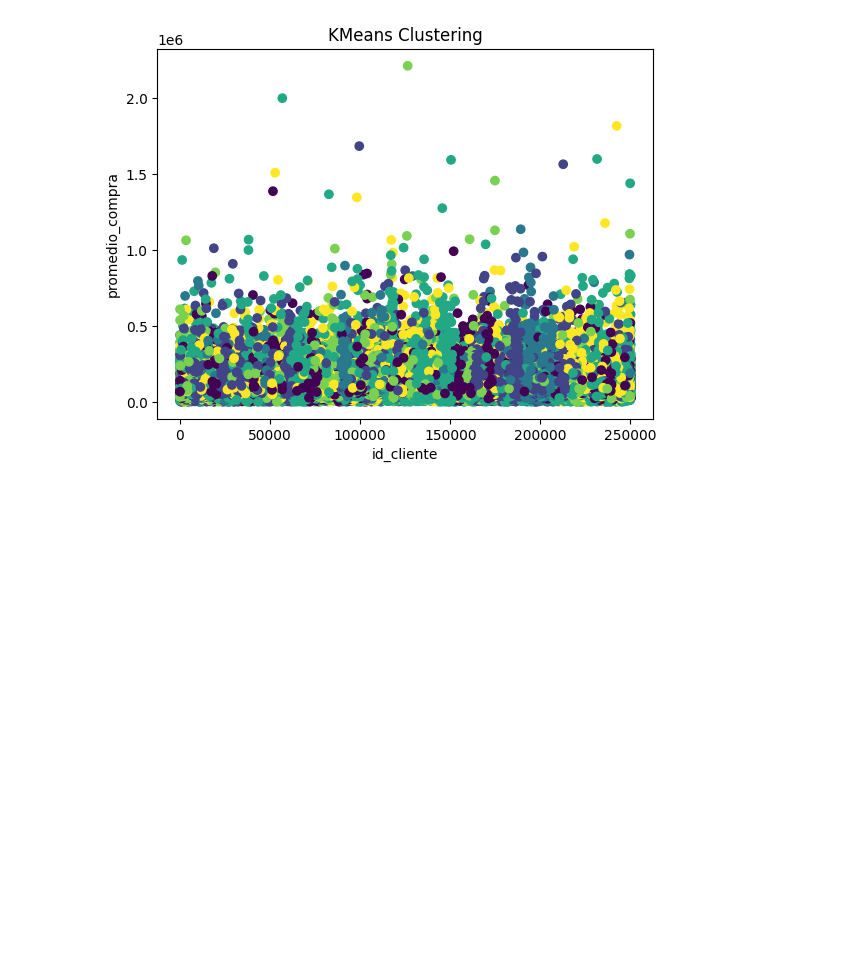
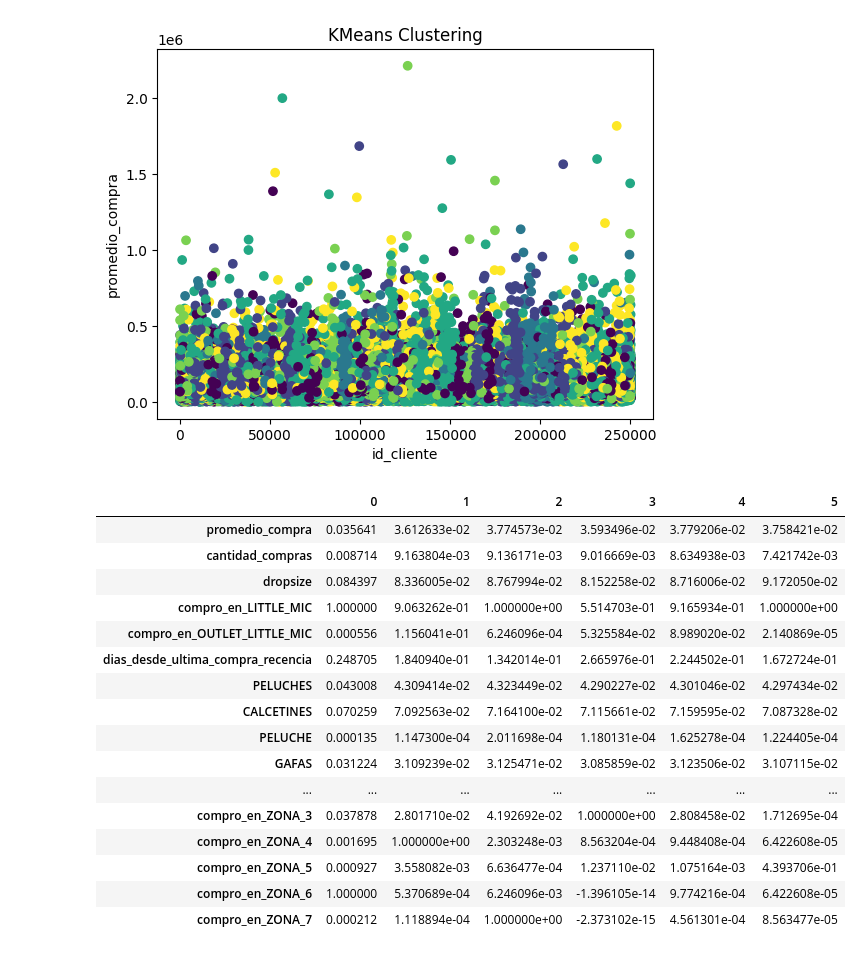
Before and after one commit to jmontoyavallejo/ETL---customer-experience-project, a Jupyter notebook: mlops/training/training_customer_experience.ipynb, the cells around one changed output. Drawn from its saved outputs; the diff is of its cells as text; code cells hidden in the pictures; blank space fills up the shorter version.

```diff
--- a/mlops/training/ml_approach.ipynb
+++ b/mlops/training/training_customer_experience.ipynb
@@ -212,4 +213,26 @@ plt.title('KMeans Clustering')
 plt.show()
 # %% [output]
 [figure]
+# %%
+df_clusters = pd.DataFrame(kmeans.cluster_centers_, columns=data_scaled.columns).T
+# %%
+df_clusters
+# %% [output]
+|  | 0 | 1 | 2 | 3 | 4 | 5 |
+| promedio_compra | 0.035641 | 3.612633e-02 | 3.774573e-02 | 3.593496e-02 | 3.779206e-02 | 3.758421e-02 |
+| cantidad_compras | 0.008714 | 9.163804e-03 | 9.136171e-03 | 9.016669e-03 | 8.634938e-03 | 7.421742e-03 |
+| dropsize | 0.084397 | 8.336005e-02 | 8.767994e-02 | 8.152258e-02 | 8.716006e-02 | 9.172050e-02 |
+| compro_en_LITTLE_MIC | 1.000000 | 9.063262e-01 | 1.000000e+00 | 5.514703e-01 | 9.165934e-01 | 1.000000e+00 |
+| compro_en_OUTLET_LITTLE_MIC | 0.000556 | 1.156041e-01 | 6.246096e-04 | 5.325584e-02 | 8.989020e-02 | 2.140869e-05 |
+| dias_desde_ultima_compra_recencia | 0.248705 | 1.840940e-01 | 1.342014e-01 | 2.665976e-01 | 2.244502e-01 | 1.672724e-01 |
+| PELUCHES | 0.043008 | 4.309414e-02 | 4.323449e-02 | 4.290227e-02 | 4.301046e-02 | 4.297434e-02 |
+| CALCETINES | 0.070259 | 7.092563e-02 | 7.164100e-02 | 7.115661e-02 | 7.159595e-02 | 7.087328e-02 |
+| PELUCHE | 0.000135 | 1.147300e-04 | 2.011698e-04 | 1.180131e-04 | 1.625278e-04 | 1.224405e-04 |
+| GAFAS | 0.031224 | 3.109239e-02 | 3.125471e-02 | 3.085859e-02 | 3.123506e-02 | 3.107115e-02 |
+| ... | ... | ... | ... | ... | ... | ... |
+| compro_en_ZONA_3 | 0.037878 | 2.801710e-02 | 4.192692e-02 | 1.000000e+00 | 2.808458e-02 | 1.712695e-04 |
+| compro_en_ZONA_4 | 0.001695 | 1.000000e+00 | 2.303248e-03 | 8.563204e-04 | 9.448408e-04 | 6.422608e-05 |
+| compro_en_ZONA_5 | 0.000927 | 3.558082e-03 | 6.636477e-04 | 1.237110e-02 | 1.075164e-03 | 4.393706e-01 |
+| compro_en_ZONA_6 | 1.000000 | 5.370689e-04 | 6.246096e-03 | -1.396105e-14 | 9.774216e-04 | 6.422608e-05 |
+| compro_en_ZONA_7 | 0.000212 | 1.118894e-04 | 1.000000e+00 | -2.373102e-15 | 4.561301e-04 | 8.563477e-05 |
 # %%
```
Also changed, not shown: parts of 4 cells of this notebook, 2 other files.
